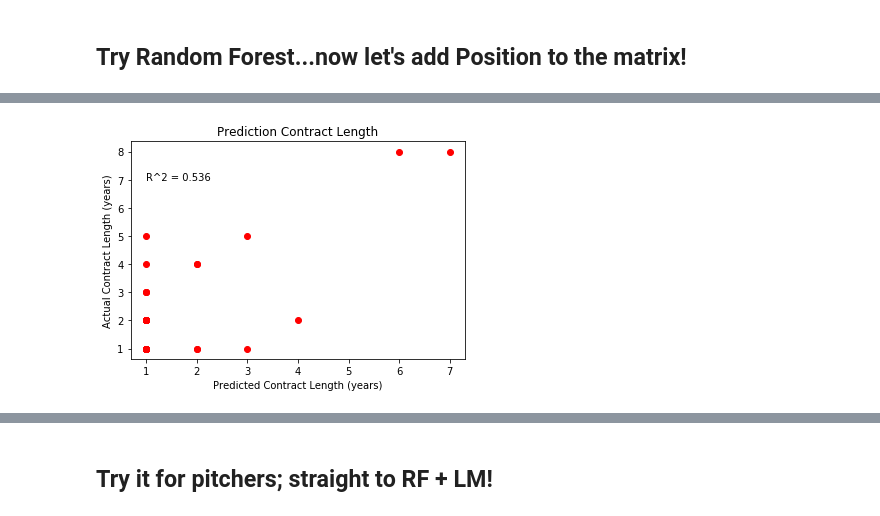
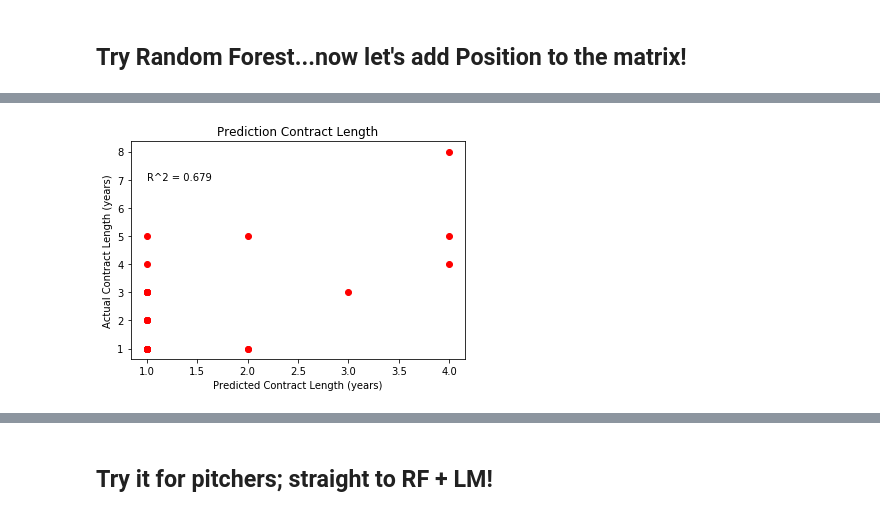
Before and after one commit to marichards/MLB_FA_Predictor, a Jupyter notebook: Regression.ipynb, the cells around one changed output, grey strips where cells are left out. Saved outputs shown, nothing was run; the diff lists cells and outputs as text; code cells hidden in the pictures.

Commit message:
Added plots for week 3 demo

```diff
--- a/Regression.ipynb
+++ b/Regression.ipynb
@@ -304,7 +333,7 @@ def predictDollars(model, X, y):
 def predictLength(model, X, y):
 
     # Split into training and test set
-    X_train, X_test, y_train, y_test = train_test_split(X, y, random_state = 20, test_size = 0.1)
+    X_train, X_test, y_train, y_test = train_test_split(X, y, test_size = 0.1)
 
     model.fit(X_train, y_train)
 
@@ -322,7 +351,7 @@ def predictLength(model, X, y):
     #plt.savefig('./contract_length_regression.png')
     plt.show()
 
-    return model.score(X_test, y_test), f1_score(y_test, y_pred, average = 'micro')
+    return model.score(X_test, y_test), f1_score(y_test, y_pred, average = 'micro'), confusion_matrix(y_test, y_pred)
 # %% [markdown]
 # First Task: Predict Yes/No on contract
 
@@ -370,4 +400,4 @@ r_rfr_pos, score_rfr_pos = predictDollars(rf, X_pos, y_dollars_pos)
 # %%
-r_rfc_pos, score_rfc_pos = predictLength(rfc, X_pos, y_length_pos)
+r_rfc_pos, score_rfc_pos, mtx_rfc_pos = predictLength(rfc, X_pos, y_length_pos)
 # %% [output]
-[figure, old version]
+[figure, new version]
```
Also changed, not shown: parts of 12 cells of this notebook, 3 other files.
